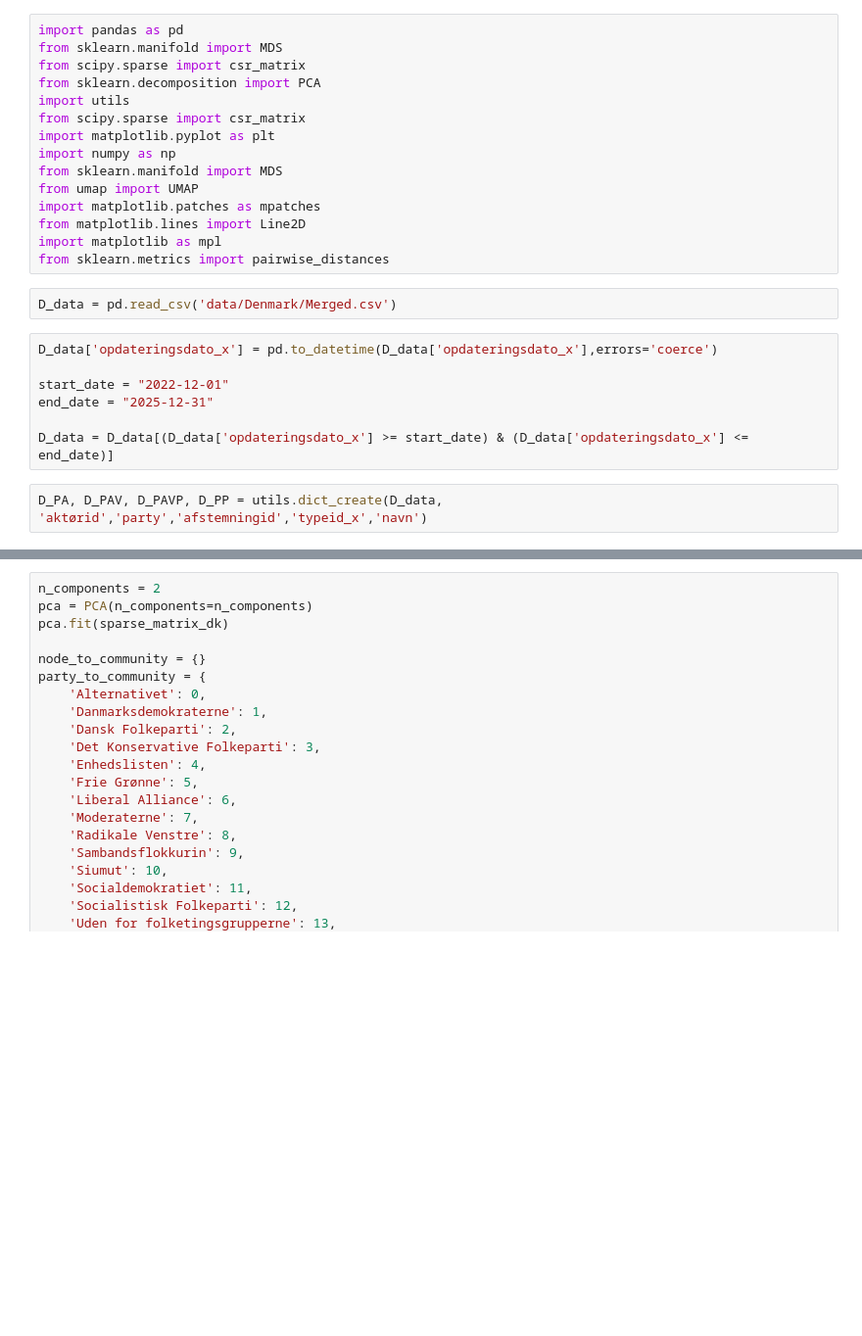
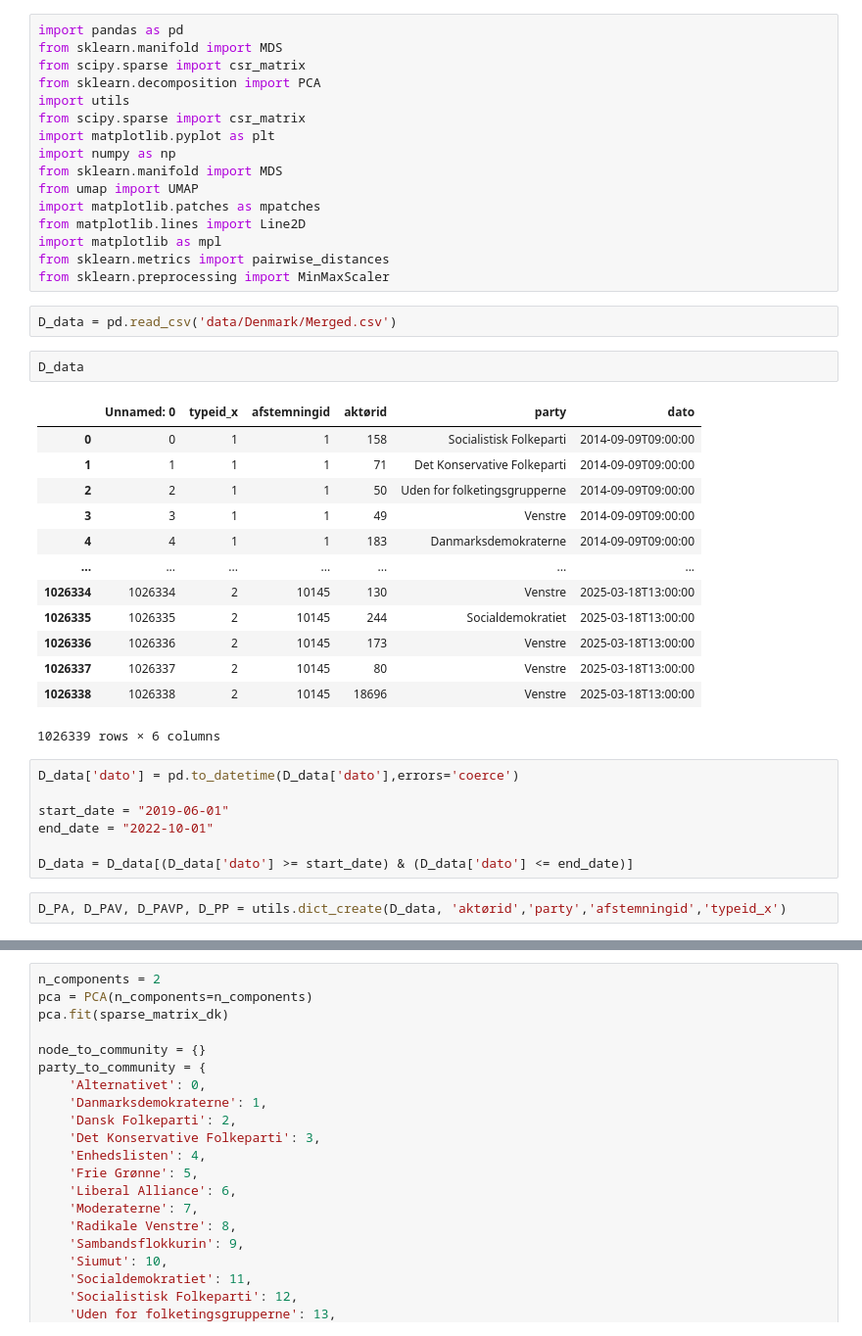
Before and after one commit to Lukas1930/Polarization, a Jupyter notebook: Danish_opinion.ipynb, the cells around one changed output, grey strips where cells are left out. Shown at 98% size. Cells and saved outputs as stored; diff of their text form; blank space fills up the shorter version.

```diff
--- a/Danish_opinion.ipynb
+++ b/Danish_opinion.ipynb
@@ -13,17 +13,34 @@ import matplotlib.patches as mpatches
 from matplotlib.lines import Line2D
 import matplotlib as mpl
 from sklearn.metrics import pairwise_distances
+from sklearn.preprocessing import MinMaxScaler
 # %%
 D_data = pd.read_csv('data/Denmark/Merged.csv')
+# %%
+D_data
+# %% [output]
+|  | Unnamed: 0 | typeid_x | afstemningid | aktørid | party | dato |
+| 0 | 0 | 1 | 1 | 158 | Socialistisk Folkeparti | 2014-09-09T09:00:00 |
+| 1 | 1 | 1 | 1 | 71 | Det Konservative Folkeparti | 2014-09-09T09:00:00 |
+| 2 | 2 | 1 | 1 | 50 | Uden for folketingsgrupperne | 2014-09-09T09:00:00 |
+| 3 | 3 | 1 | 1 | 49 | Venstre | 2014-09-09T09:00:00 |
+| 4 | 4 | 1 | 1 | 183 | Danmarksdemokraterne | 2014-09-09T09:00:00 |
+| ... | ... | ... | ... | ... | ... | ... |
+| 1026334 | 1026334 | 2 | 10145 | 130 | Venstre | 2025-03-18T13:00:00 |
+| 1026335 | 1026335 | 2 | 10145 | 244 | Socialdemokratiet | 2025-03-18T13:00:00 |
+| 1026336 | 1026336 | 2 | 10145 | 173 | Venstre | 2025-03-18T13:00:00 |
+| 1026337 | 1026337 | 2 | 10145 | 80 | Venstre | 2025-03-18T13:00:00 |
+| 1026338 | 1026338 | 2 | 10145 | 18696 | Venstre | 2025-03-18T13:00:00 |
+1026339 rows × 6 columns
 # %%
-D_data['opdateringsdato_x'] = pd.to_datetime(D_data['opdateringsdato_x'],errors='coerce')
+D_data['dato'] = pd.to_datetime(D_data['dato'],errors='coerce')
 
-start_date = "2022-12-01"
-end_date = "2025-12-31"
+start_date = "2019-06-01"
+end_date = "2022-10-01"
 
-D_data = D_data[(D_data['opdateringsdato_x'] >= start_date) & (D_data['opdateringsdato_x'] <= end_date)]
+D_data = D_data[(D_data['dato'] >= start_date) & (D_data['dato'] <= end_date)]
 # %%
-D_PA, D_PAV, D_PAVP, D_PP = utils.dict_create(D_data, 'aktørid','party','afstemningid','typeid_x','navn')
+D_PA, D_PAV, D_PAVP, D_PP = utils.dict_create(D_data, 'aktørid','party','afstemningid','typeid_x')
 # %%
 # Step 1: Extract unique people (rows) and bills (columns)
 people = list(D_PAV.keys())  # List of people
```
Also changed, not shown: parts of 4 cells of this notebook.
